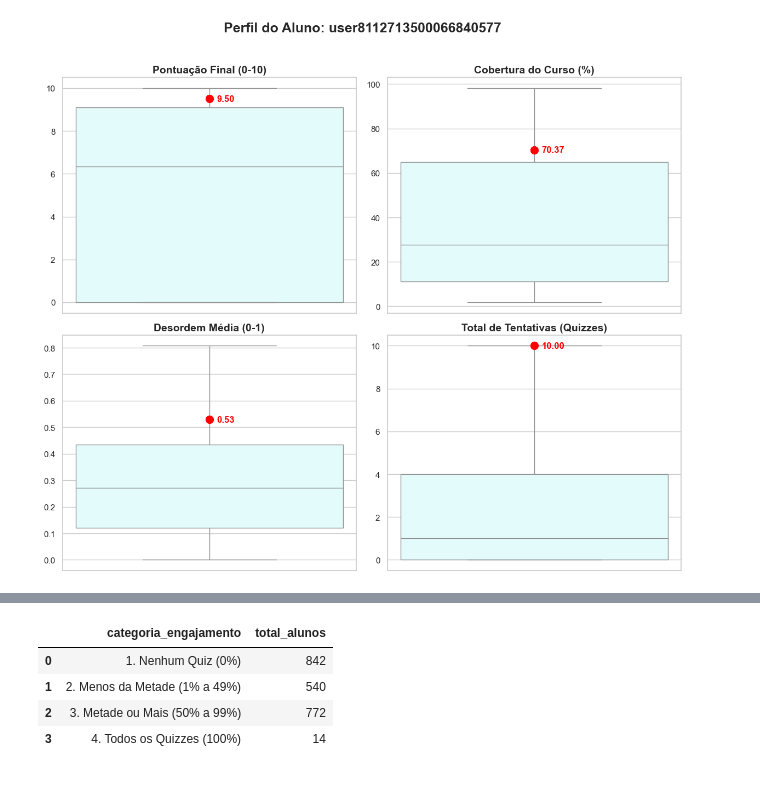
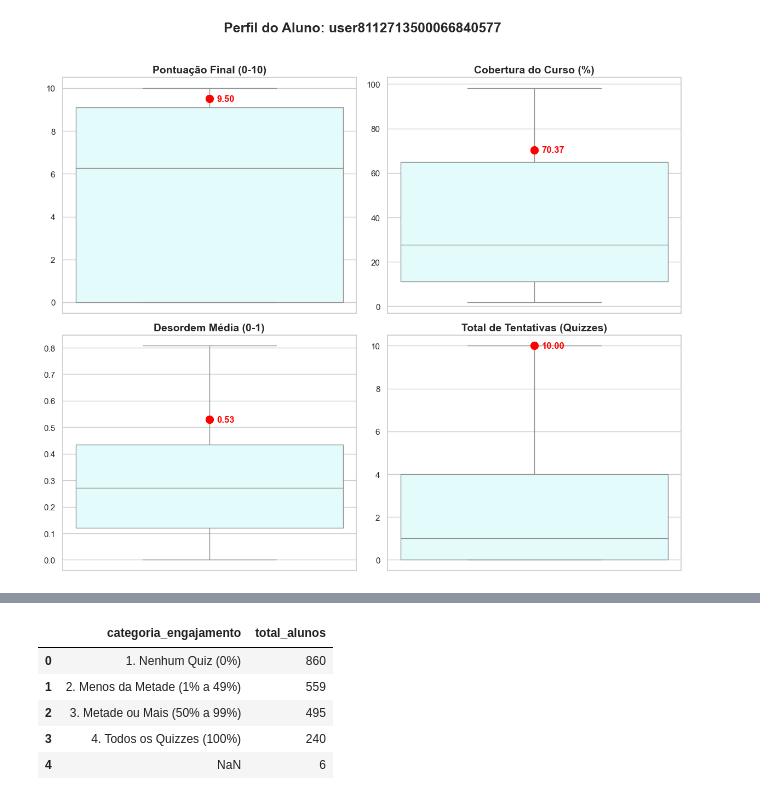
Before and after one commit to Danilus04/Topicos-Trabalho-Final, a Jupyter notebook: analise.ipynb, the cells around one changed output, grey strips where cells are left out. Cells and saved outputs as stored; diff of their text form; code cells hidden in the pictures.

```diff
--- a/analise.ipynb
+++ b/analise.ipynb
@@ -1,6 +1,21 @@
 # %%
 import duckdb
 import pandas as pd
+import os
+from dotenv import load_dotenv
+
+# --- CONFIGURAÇÕES GLOBAIS DE AMBIENTE E FILTROS ---
+load_dotenv()
+data_inicio = os.getenv("DATA_INICIO")
+data_fim = os.getenv("DATA_FIM")
+curso_id = "10464"
+
+filtro_curso_periodo = (
+    f"(courseid = '{curso_id}' OR courseid = '0') AND "
+    f"CAST(timecreated AS BIGINT) BETWEEN "
+    f"epoch(TIMESTAMP '{data_inicio} 00:00:00') AND "
+    f"epoch(TIMESTAMP '{data_fim} 23:59:59')"
+)
 
 print("🦆 Extraindo Logs de Interação (Cruzando com Módulos para achar as Seções)...")
 pasta_dados = "export/"
@@ -13,7 +28,7 @@ query_logs = f"""
         ON logs.contextinstanceid = cm.id
     WHERE logs.username NOT IN ('0', '-1', '', 'nan')
       AND logs.username IS NOT NULL
-      AND logs.courseid IN ('10464', '0')
+      AND {filtro_curso_periodo}
     ORDER BY CAST(logs.timecreated AS BIGINT) ASC
 """
 df_logs = duckdb.query(query_logs).df()
@@ -473,13 +488,13 @@ def analisar_engajamento_quizzes(pasta_dados="export/"):
             -- O contextinstanceid identifica unicamente a instância de uma atividade
             SELECT COUNT(DISTINCT contextinstanceid) AS total_quizzes
             FROM read_csv_auto('{pasta_dados}mdl_logstore_standard_log.csv', ALL_VARCHAR=TRUE)
-            WHERE component = 'mod_quiz' AND contextlevel = '70' and courseid = '10464'
+            WHERE component = 'mod_quiz' AND contextlevel = '70' AND {filtro_curso_periodo}
         ),
         TodosUsuarios AS (
             -- Passo 2: Lista todos os alunos que acessaram o ambiente
             SELECT DISTINCT username
             FROM read_csv_auto('{pasta_dados}mdl_logstore_standard_log.csv', ALL_VARCHAR=TRUE)
-            WHERE username NOT IN ('0', '-1', '', 'nan') AND username IS NOT NULL AND courseid = '10464'
+            WHERE username NOT IN ('0', '-1', '', 'nan') AND username IS NOT NULL AND {filtro_curso_periodo}
         ),
         QuizzesPorUsuario AS (
             -- Passo 3: Conta quantos quizzes únicos cada aluno acessou/fez
@@ -488,7 +503,7 @@ def analisar_engajamento_quizzes(pasta_dados="export/"):
                 COUNT(DISTINCT contextinstanceid) AS quizzes_feitos
             FROM read_csv_auto('{pasta_dados}mdl_logstore_standard_log.csv', ALL_VARCHAR=TRUE)
             WHERE component = 'mod_quiz'
-              AND username NOT IN ('0', '-1', '', 'nan') AND username IS NOT NULL AND courseid = '10464'
+              AND username NOT IN ('0', '-1', '', 'nan') AND username IS NOT NULL AND {filtro_curso_periodo}
             GROUP BY username
         ),
         Engajamento AS (
@@ -501,34 +516,35 @@ def analisar_engajamento_quizzes(pasta_dados="export/"):
                     WHEN (SELECT total_quizzes FROM TotalQuizzes) > 0
                     THEN (CAST(COALESCE(q.quizzes_feitos, 0) AS FLOAT) / (SELECT total_quizzes FROM TotalQuizzes)) * 100
                     ELSE 0
                 END AS porcentagem
             FROM TodosUsuarios t
             LEFT JOIN QuizzesPorUsuario q ON t.username = q.username
         )
         -- Passo 5: Agrupa os alunos nas categorias solicitadas e faz a contagem
         SELECT
             CASE
                 WHEN porcentagem = 0 THEN '1. Nenhum Quiz (0%)'
                 WHEN porcentagem > 0 AND porcentagem < 50 THEN '2. Menos da Metade (1% a 49%)'
                 WHEN porcentagem >= 50 AND porcentagem < 100 THEN '3. Metade ou Mais (50% a 99%)'
                 WHEN porcentagem = 100 THEN '4. Todos os Quizzes (100%)'
             END AS categoria_engajamento,
             COUNT(username) AS total_alunos
         FROM Engajamento
         GROUP BY 1
         ORDER BY 1
     """
 
     # Executa a query e retorna o resultado
     return duckdb.query(query_quizzes).df()
 
 # Executa e exibe o painel de categorias
 df_engajamento = analisar_engajamento_quizzes()
 
 display(df_engajamento)
 # %% [output]
 |  | categoria_engajamento | total_alunos |
-| 0 | 1. Nenhum Quiz (0%) | 842 |
-| 1 | 2. Menos da Metade (1% a 49%) | 540 |
-| 2 | 3. Metade ou Mais (50% a 99%) | 772 |
-| 3 | 4. Todos os Quizzes (100%) | 14 |
+| 0 | 1. Nenhum Quiz (0%) | 860 |
+| 1 | 2. Menos da Metade (1% a 49%) | 559 |
+| 2 | 3. Metade ou Mais (50% a 99%) | 495 |
+| 3 | 4. Todos os Quizzes (100%) | 240 |
+| 4 | NaN | 6 |
```
Also changed, not shown: parts of 5 cells of this notebook, 3 other files.
